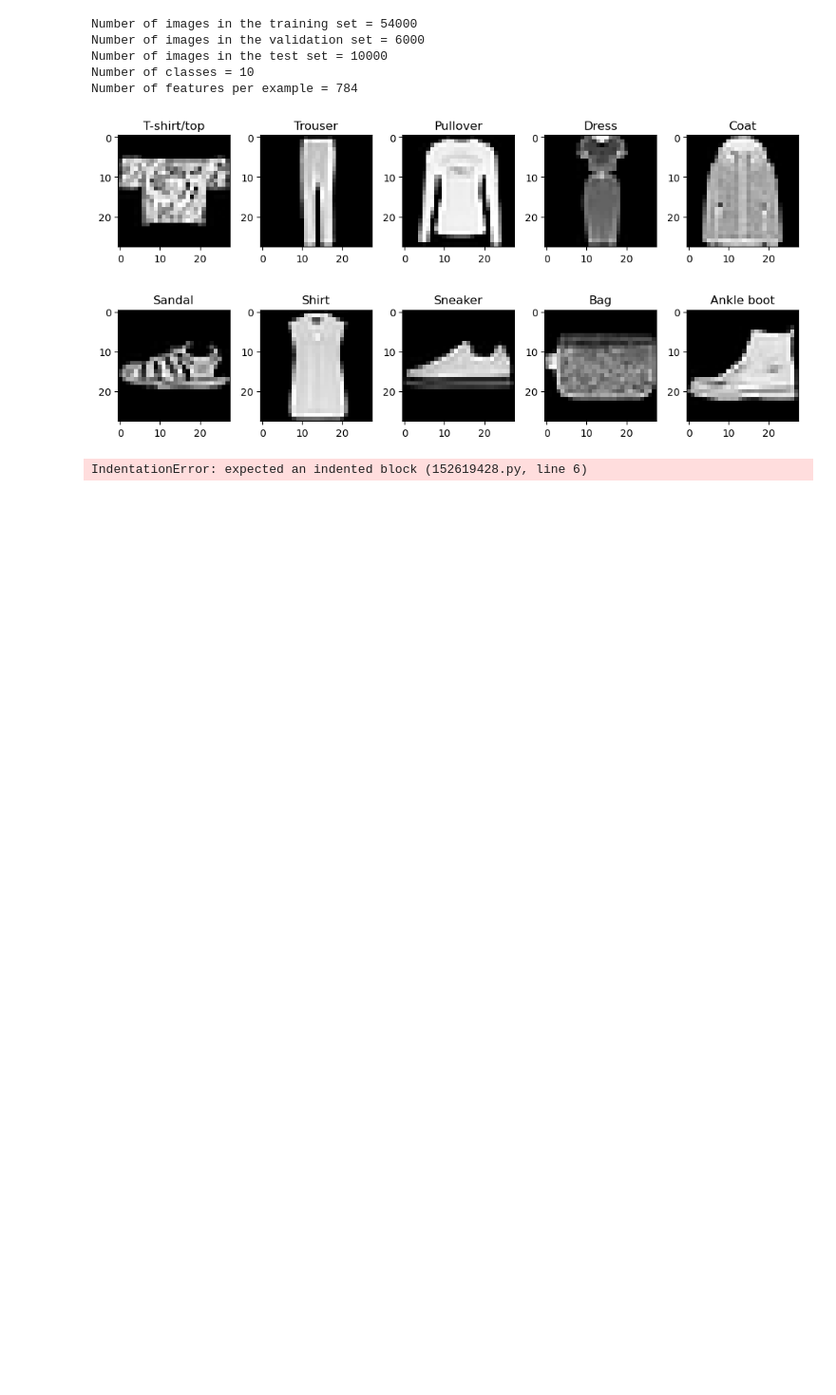
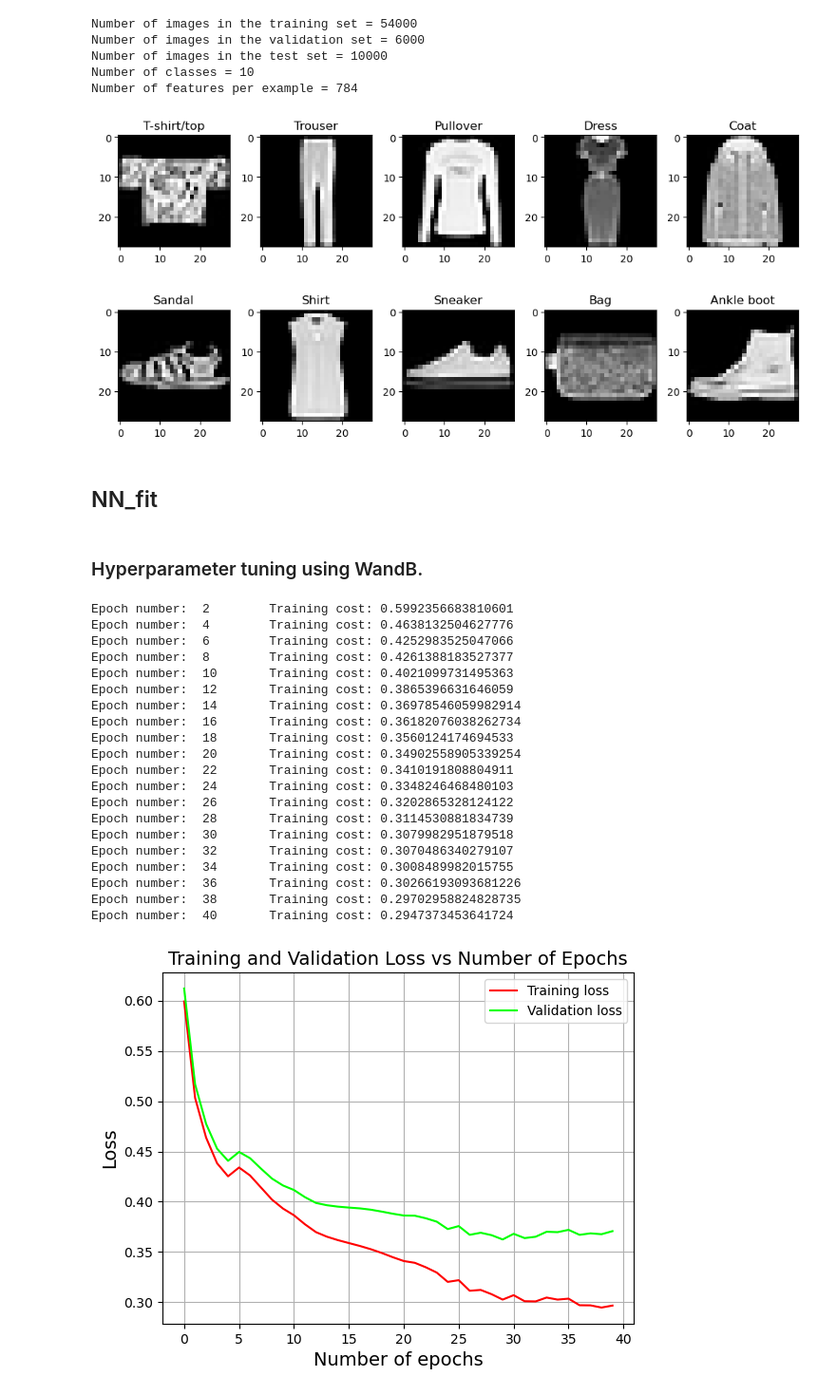
Before and after one commit to abhijeet000111/cs6910-assignment1-abhijeet, a Jupyter notebook: A1_Q_1to3.ipynb, the cells around one changed output. Shown at 95% size. Drawn from its saved outputs; the diff is of its cells as text; code cells hidden in the pictures; blank space fills up the shorter version.

```diff
--- a/A1_Q_1to3.ipynb
+++ b/A1_Q_1to3.ipynb
@@ -375,13 +256,14 @@ def forward_propagate(X, params, activation_f):
     output = A[L-1]
 
     return output,A,Z
+# %% [markdown]
+## NN_fit
 # %%
-    ########################################################################################################################
+# Backpropagation
 
-
-# Backpropagation
 def backprop(y_hat, y,A, Z, params, activation_f, batch_size, loss, lamb):
-    '''Function to calculate gradients for a minibatch of data once through the NN through backpropagation
+    '''
+    Function to calculate gradients for a minibatch of data once through the NN through backpropagation
 
     Parameters
     ----------
@@ -418,6 +300,7 @@ def backprop(y_hat, y,A, Z, params, activation_f, batch_size, loss, lamb):
         gradients wrt weights and biases
 
     '''
+
     L = len(params)//2 #no. of layers
     gradients = {}
 
@@ -685,7 +568,7 @@ def NN_evaluate(X_train, y_train, X_test, y_test, params, activation_f):
 
 def NN_fit(X_train, y_train_one_hot,X_val,y_val_one_hot, learning_rate = 0.001, activation_f = 'tanh', init_mode = 'xavier',
                 optimizer = 'adam', batch_size = 512, loss = 'categorical_crossentropy', epochs = 20, L2_lamb = 0,
-                layer_dims=[]):
+                layer_dims=[], num_layers = 3, hidden_size = 32):
     """This function is used to train the neural network on the dataset
 
     X_train: numpy array
@@ -735,7 +618,9 @@ def NN_fit(X_train, y_train_one_hot,X_val,y_val_one_hot, learning_rate = 0.001,
 
     """
 
-
+    layer_dims = [hidden_size for i in range(num_layers)]
+    layer_dims[0] = X_train.shape[0]
+    layer_dims[num_layers - 1] =  10
     params, previous_updates = initialize_parameters(layer_dims, init_mode) # initialize the parameters and past updates matrices
 
     epoch_cost = []
@@ -841,5 +726,5 @@ def NN_fit(X_train, y_train_one_hot,X_val,y_val_one_hot, learning_rate = 0.001,
 
 
     return params, epoch_cost
-# %% [output]
-IndentationError: expected an indented block (152619428.py, line 6)
+# %% [markdown]
+### Hyperparameter tuning using WandB.
@@ -845,0 +735,49 @@ IndentationError: expected an indented block (152619428.py, line 6)
+# %%
+#hyperparameters
+
+LEARNING_RATE = 0.001
+ACTIVATION = "relu"
+INITIALIZER = "xavier"
+OPTIMIZER = "RMSprop"
+BATCH_SIZE = 512
+EPOCHS = 40
+L2_lambda = 0.0005
+NUM_LAYERS = 3
+LAYER_DIMS = [784,64,32,64,10]
+HIDDEN_SIZE = 32
+LOSS = 'categorical_crossentropy'
+# %%
+learned_parameters, epoch_cost = NN_fit(X_train, y_train_one_hot,
+                            X_val,y_val_one_hot,
+                            learning_rate=LEARNING_RATE,
+                            activation_f = ACTIVATION,
+                            init_mode = INITIALIZER,
+                            optimizer = OPTIMIZER,
+                            batch_size = BATCH_SIZE,
+                            loss = LOSS,
+                            epochs = EPOCHS,
+                            L2_lamb = L2_lambda,
+                            num_layers = NUM_LAYERS,
+                            hidden_size = HIDDEN_SIZE)
+# %% [output]
+Epoch number:  2        Training cost: 0.5992356683810601
+Epoch number:  4        Training cost: 0.4638132504627776
+Epoch number:  6        Training cost: 0.4252983525047066
+Epoch number:  8        Training cost: 0.4261388183527377
+Epoch number:  10       Training cost: 0.4021099731495363
+Epoch number:  12       Training cost: 0.3865396631646059
+Epoch number:  14       Training cost: 0.36978546059982914
+Epoch number:  16       Training cost: 0.36182076038262734
+Epoch number:  18       Training cost: 0.3560124174694533
+Epoch number:  20       Training cost: 0.34902558905339254
+Epoch number:  22       Training cost: 0.3410191808804911
+Epoch number:  24       Training cost: 0.3348246468480103
+Epoch number:  26       Training cost: 0.3202865328124122
+Epoch number:  28       Training cost: 0.3114530881834739
+Epoch number:  30       Training cost: 0.3079982951879518
+Epoch number:  32       Training cost: 0.3070486340279107
+Epoch number:  34       Training cost: 0.3008489982015755
+Epoch number:  36       Training cost: 0.30266193093681226
+Epoch number:  38       Training cost: 0.29702958824828735
+Epoch number:  40       Training cost: 0.2947373453641724
+[figure, added]
```
Also changed, not shown: parts of 21 cells of this notebook.
